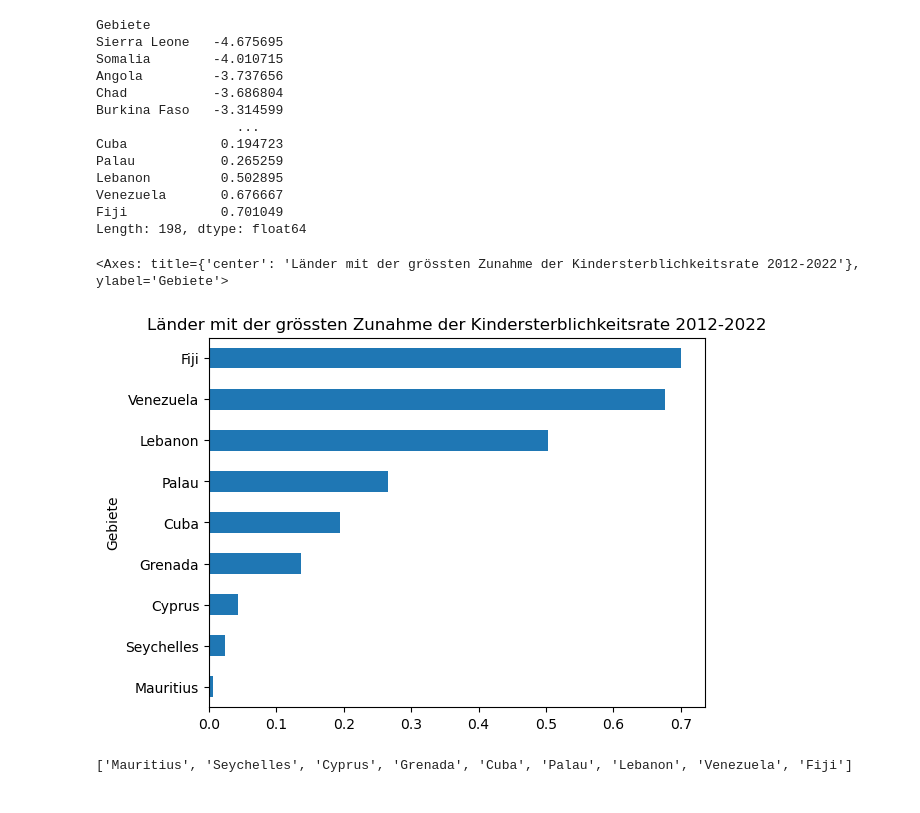
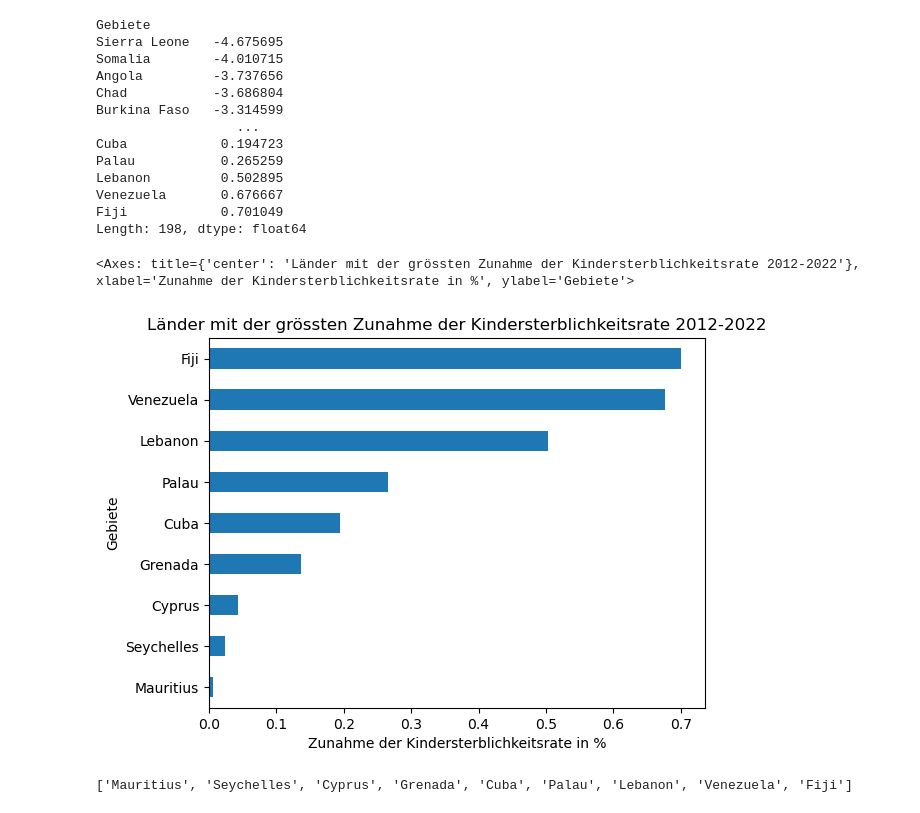
Before and after one commit to 12Lisa12/Pandas-LN, a Jupyter notebook: Grundgerüst_Leistungsnachweis.ipynb, the cells around one changed output. Saved outputs shown, nothing was run; the diff lists cells and outputs as text; code cells hidden in the pictures.

```diff
--- a/Grundgerüst_Leistungsnachweis.ipynb
+++ b/Grundgerüst_Leistungsnachweis.ipynb
@@ -295,10 +296,10 @@ Fiji            0.701049
 Length: 198, dtype: float64
 # %%
 diff_sel = (diffs < -5) | (diffs > 0)
-diffs[diff_sel].plot(kind='barh', title='Länder mit der grössten Zunahme der Kindersterblichkeitsrate 2012-2022')
+diffs[diff_sel].plot(kind='barh', title='Länder mit der grössten Zunahme der Kindersterblichkeitsrate 2012-2022', xlabel="Zunahme der Kindersterblichkeitsrate in %")
 # %% [output]
-<Axes: title={'center': 'Länder mit der grössten Zunahme der Kindersterblichkeitsrate 2012-2022'}, ylabel='Gebiete'>
+<Axes: title={'center': 'Länder mit der grössten Zunahme der Kindersterblichkeitsrate 2012-2022'}, xlabel='Zunahme der Kindersterblichkeitsrate in %', ylabel='Gebiete'>
-[figure, old version]
+[figure, new version]
 # %%
 Gebiets_liste = diffs[diff_sel].index.tolist()
 print(Gebiets_liste)
```
Also changed, not shown: parts of 5 cells of this notebook.
